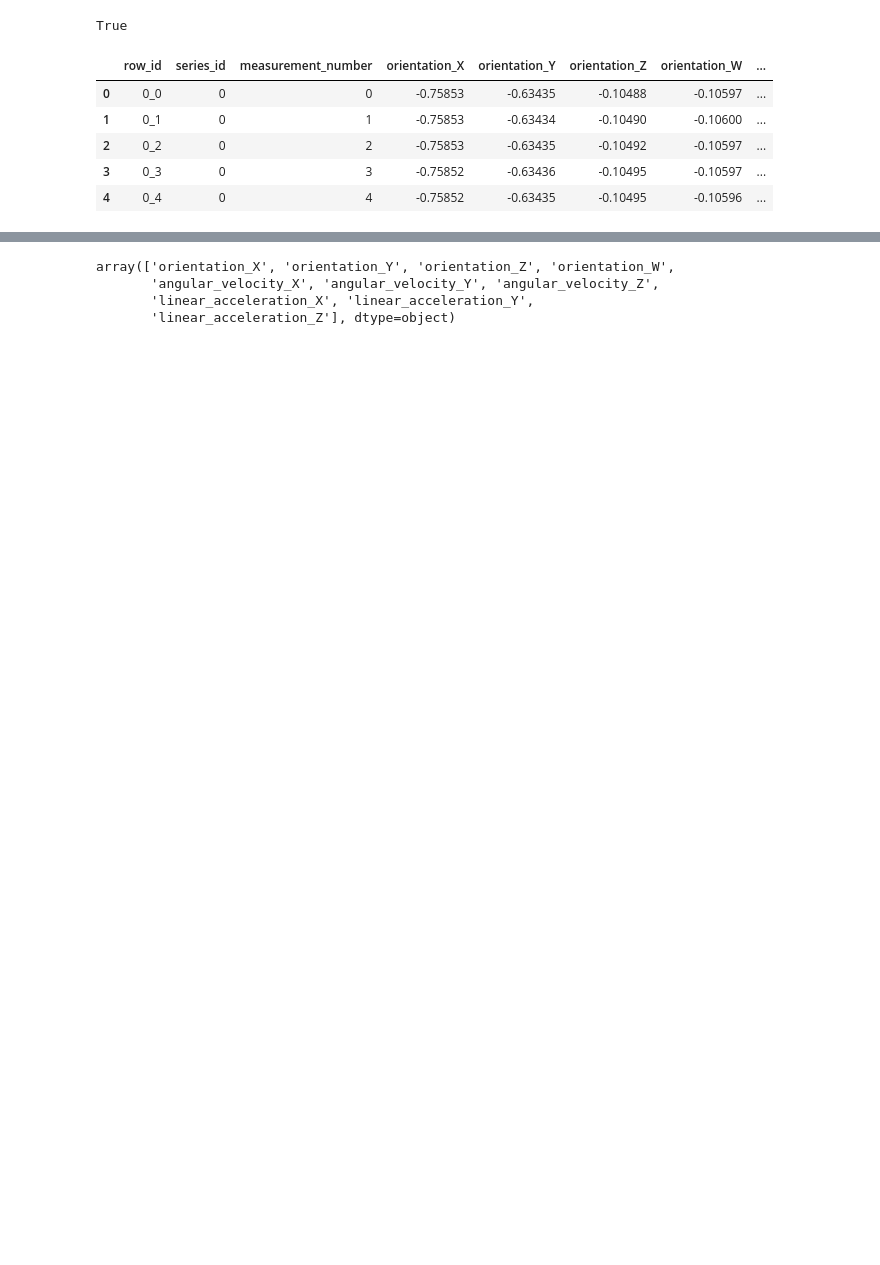
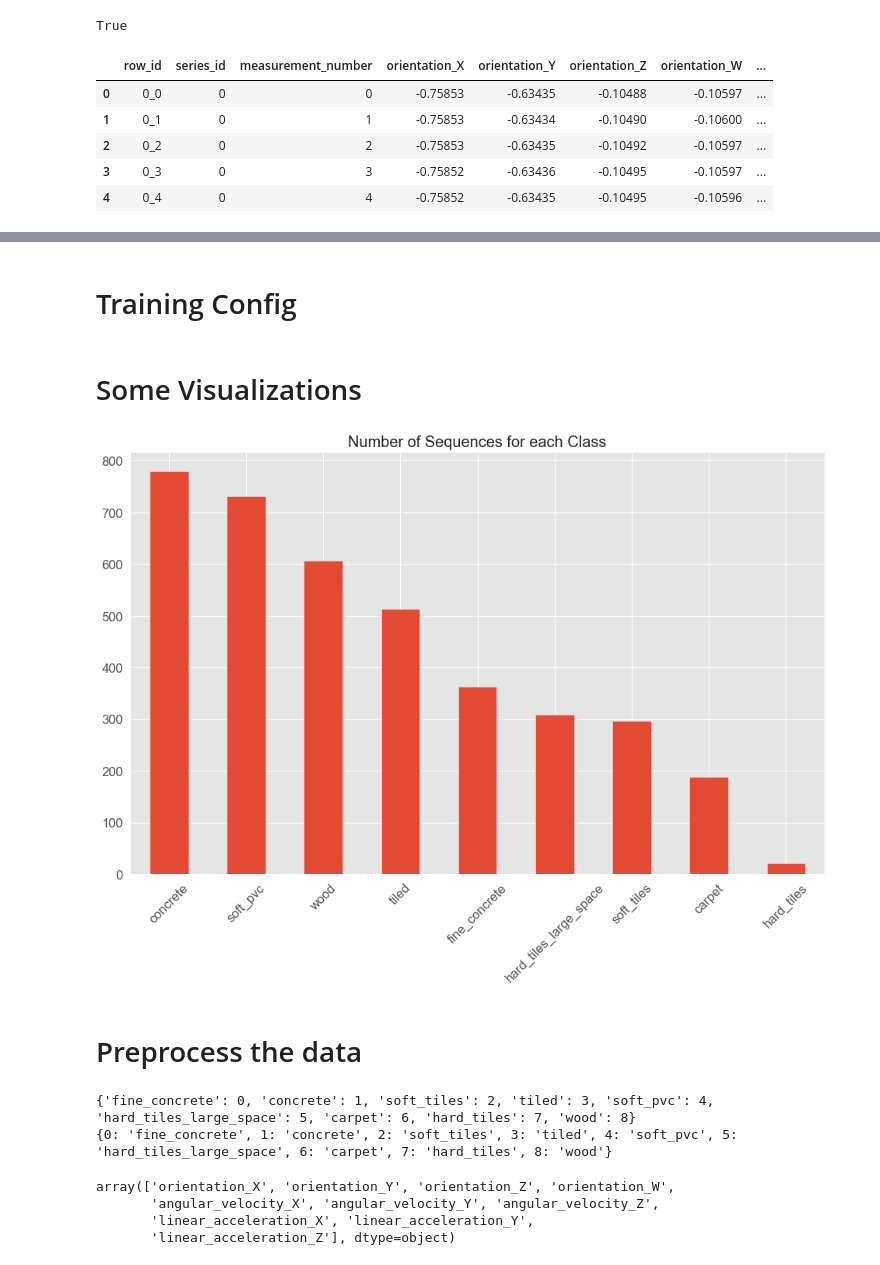
Before and after one commit to ansonnn07/Time-Series-Classification-and-Anomaly-Detection, a Jupyter notebook: 2. Training - Time Series Classification.ipynb, the cells around one changed output, grey strips where cells are left out. Cells and saved outputs as stored; diff of their text form; code cells hidden in the pictures; blank space fills up the shorter version.

Commit message:
done training time series classification model

```diff
--- a/2. Training - Time Series Classification.ipynb
+++ b/2. Training - Time Series Classification.ipynb
@@ -1,11 +3,26 @@
 # %%
 import os
+
+# use this display function to display DataFrames nicely
 from IPython.display import display
 
 import pandas as pd
 import numpy as np
+import matplotlib.pyplot as plt
+import seaborn as sns
+
+# change the font_scale all at once
+sns.set(font_scale=1.5)
+
+# use the ggplot theme for our figures
+plt.style.use('ggplot')
+# set default figure size
+plt.rcParams['figure.figsize'] = (16, 10)
+
+from sklearn.model_selection import train_test_split
 
 import torch
+from torch.utils.data import Dataset, DataLoader
 # %%
 # check whether your PyTorch has access to GPU
 # if you don't, make sure to follow the steps mentioned
@@ -25,3 +45,6 @@ X_train.head()
 | 2 | 0_2 | 0 | 2 | -0.75853 | -0.63435 | -0.10492 | -0.10597 | ... |
 | 3 | 0_3 | 0 | 3 | -0.75852 | -0.63436 | -0.10495 | -0.10597 | ... |
 | 4 | 0_4 | 0 | 4 | -0.75852 | -0.63435 | -0.10495 | -0.10596 | ... |
+# %%
+y_train = pd.read_csv(os.path.join(DATA_PATH, "y_train.csv"))
+y_train.head()
@@ -27,0 +58,2 @@ X_train.head()
+# %% [markdown]
+# Training Config
@@ -27,0 +63,10 @@ X_train.head()
+# %% [markdown]
+# Some Visualizations
+# %%
+y_train['surface'].value_counts().plot(kind='bar')
+plt.title("Number of Sequences for each Class", size=20)
+plt.xticks(rotation=45);
+# %% [output]
+[figure, added]
+# %% [markdown]
+# Preprocess the data
@@ -28 +78,7 @@ X_train.head()
+# %%
+print(label_name2encoded)
+print(label_encoded2name)
+# %% [output]
+{'fine_concrete': 0, 'concrete': 1, 'soft_tiles': 2, 'tiled': 3, 'soft_pvc': 4, 'hard_tiles_large_space': 5, 'carpet': 6, 'hard_tiles': 7, 'wood': 8}
+{0: 'fine_concrete', 1: 'concrete', 2: 'soft_tiles', 3: 'tiled', 4: 'soft_pvc', 5: 'hard_tiles_large_space', 6: 'carpet', 7: 'hard_tiles', 8: 'wood'}
 # %%
```
Also changed, not shown: parts of 17 cells of this notebook, 3 other files.
